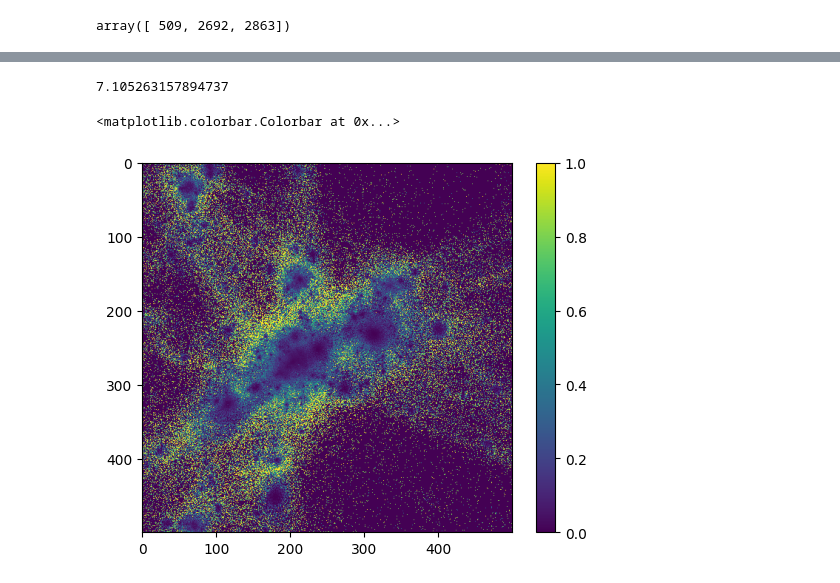
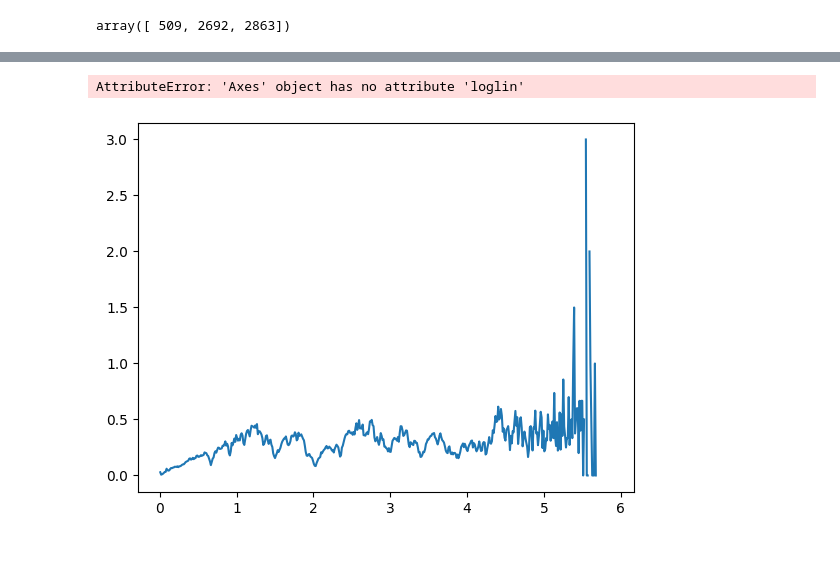
Before and after one commit to yjqqyjq/code, a Jupyter notebook: Untitled-1.ipynb, the cells around one changed output, grey strips where cells are left out. Saved outputs shown, nothing was run; the diff lists cells and outputs as text; code cells hidden in the pictures; blank space fills up the shorter version.

```diff
--- a/Untitled-1.ipynb
+++ b/Untitled-1.ipynb
@@ -47,0 +47,19 @@ h_g=ax.hist2d(x_g,y_g,bins=500,norm=colors.LogNorm(),range=[[np.min(x_dm),np.max
+# %%
+r_dm=np.sqrt(x_dm**2+y_dm**2+z_dm**2)
+r_g=np.sqrt(x_g**2+y_g**2+z_g**2)
+
+import matplotlib.pyplot as plt
+from matplotlib import colors
+
+
+fig = plt.figure()
+ax=plt.subplot(1,1,1)
+
+h_dm=ax.hist(r_dm,bins=500,range=(np.min(r_dm),np.max(r_dm))
+             )
+h_g=ax.hist(r_g,bins=500,range=(np.min(r_dm),np.max(r_dm)))
+bin=np.zeros(len(h_dm[0]))
+for i in range(0,len(h_dm[0])):
+    bin[i]=(h_dm[1][i]+h_dm[1][i+1])/2
+rho_dm=h_dm[0]/4/np.pi/bin**2
+rho_g=h_g[0]/4/np.pi/bin**2
@@ -48,19 +78,16 @@ h_g=ax.hist2d(x_g,y_g,bins=500,norm=colors.LogNorm(),range=[[np.min(x_dm),np.max
 # %%
 from matplotlib import colormaps
 
 
-ratio=np.zeros((500,500))
-for i in range(0,500):
-    for j in range(0,500):
-        if h_dm[0][i][j]!=0:
-           ratio[i][j]=h_g[0][i][j]/h_dm[0][i][j]*15/19#mass ratio
-print(np.max(ratio))
+ratio=rho_g/rho_dm
+
+
 fig = plt.figure()
 ax=plt.subplot(1,1,1)
-r=ax.imshow(ratio,vmax=1)#cutoff at 1
+r=ax.plot(bin,ratio)#cutoff at 1
 #ax.imshow(h_g[0],norm=colors.LogNorm())
-plt.colorbar(r)
+ax.loglin()
+plt.show()
 # %% [output]
-7.105263157894737
+AttributeError: 'Axes' object has no attribute 'loglin'
-<matplotlib.colorbar.Colorbar at 0x...>
-[figure, old version]
+[figure, new version]
```
Also changed, not shown: parts of 7 cells of this notebook, 7 other files.
